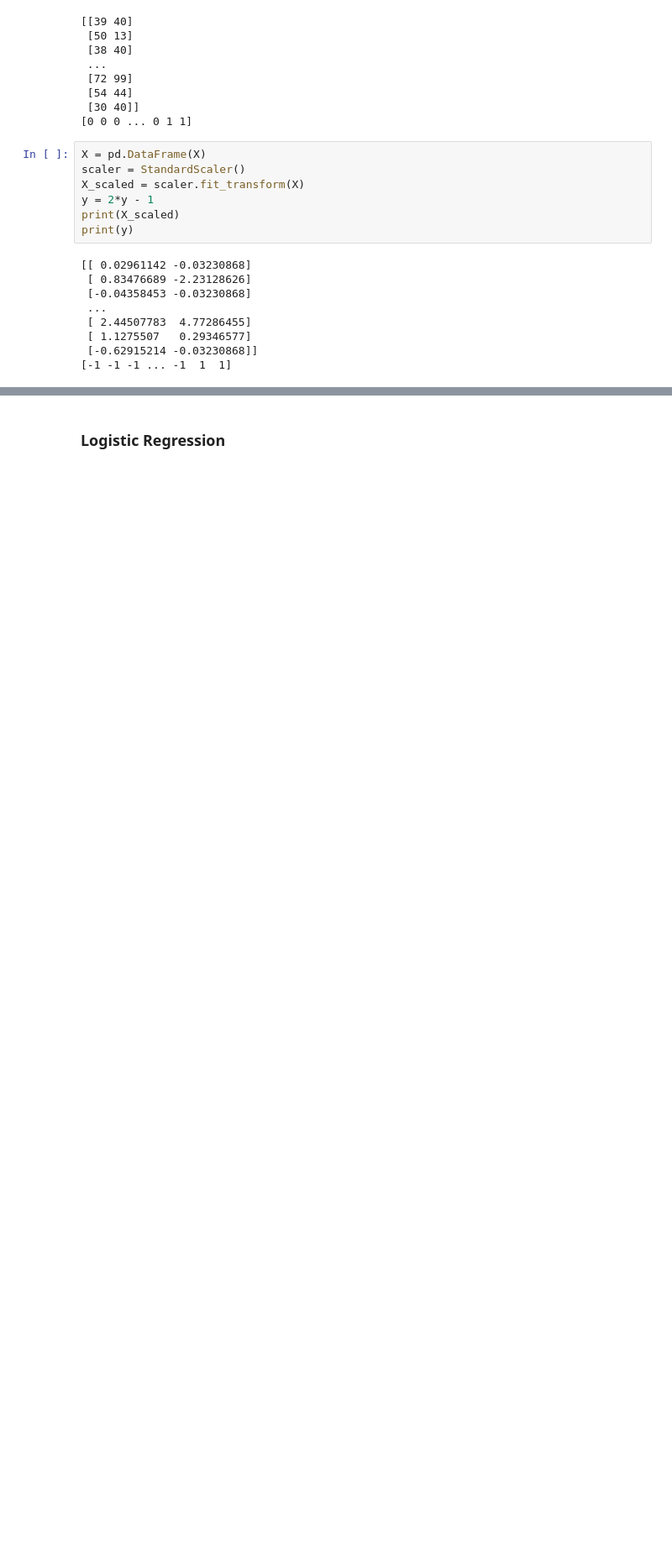
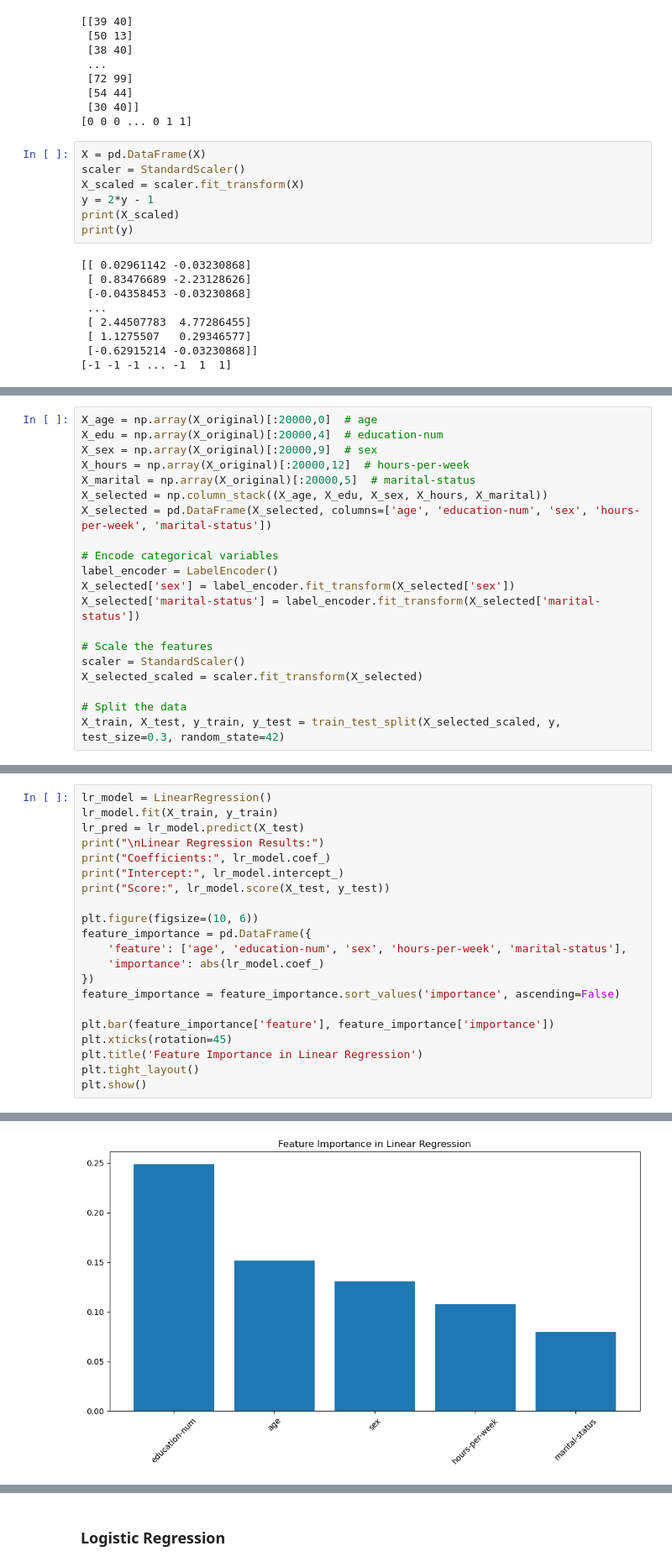
Before and after one commit to JunyuLi1/178pj, a Jupyter notebook: vc_part.ipynb, the cells around one changed output, grey strips where cells are left out. Shown at 84% size. Saved outputs shown, nothing was run; the diff lists cells and outputs as text; blank space fills up the shorter version.

Commit message:
add linear and knn

```diff
--- a/vc_part.ipynb
+++ b/vc_part.ipynb
@@ -80,0 +82,20 @@ X_train, X_test, y_train, y_test = train_test_split(X_scaled, y, test_size=0.3,
+# %%
+X_age = np.array(X_original)[:20000,0]  # age
+X_edu = np.array(X_original)[:20000,4]  # education-num
+X_sex = np.array(X_original)[:20000,9]  # sex
+X_hours = np.array(X_original)[:20000,12]  # hours-per-week
+X_marital = np.array(X_original)[:20000,5]  # marital-status
+X_selected = np.column_stack((X_age, X_edu, X_sex, X_hours, X_marital))
+X_selected = pd.DataFrame(X_selected, columns=['age', 'education-num', 'sex', 'hours-per-week', 'marital-status'])
+
+# Encode categorical variables
+label_encoder = LabelEncoder()
+X_selected['sex'] = label_encoder.fit_transform(X_selected['sex'])
+X_selected['marital-status'] = label_encoder.fit_transform(X_selected['marital-status'])
+
+# Scale the features
+scaler = StandardScaler()
+X_selected_scaled = scaler.fit_transform(X_selected)
+
+# Split the data
+X_train, X_test, y_train, y_test = train_test_split(X_selected_scaled, y, test_size=0.3, random_state=42)
@@ -80,0 +104,22 @@ X_train, X_test, y_train, y_test = train_test_split(X_scaled, y, test_size=0.3,
+# %%
+lr_model = LinearRegression()
+lr_model.fit(X_train, y_train)
+lr_pred = lr_model.predict(X_test)
+print("\nLinear Regression Results:")
+print("Coefficients:", lr_model.coef_)
+print("Intercept:", lr_model.intercept_)
+print("Score:", lr_model.score(X_test, y_test))
+
+plt.figure(figsize=(10, 6))
+feature_importance = pd.DataFrame({
+    'feature': ['age', 'education-num', 'sex', 'hours-per-week', 'marital-status'],
+    'importance': abs(lr_model.coef_)
+})
+feature_importance = feature_importance.sort_values('importance', ascending=False)
+
+plt.bar(feature_importance['feature'], feature_importance['importance'])
+plt.xticks(rotation=45)
+plt.title('Feature Importance in Linear Regression')
+plt.tight_layout()
+plt.show()
+# %% [output]
@@ -80,0 +130 @@ X_train, X_test, y_train, y_test = train_test_split(X_scaled, y, test_size=0.3,
+[figure, added]
```
Also changed, not shown: parts of 8 cells of this notebook.
